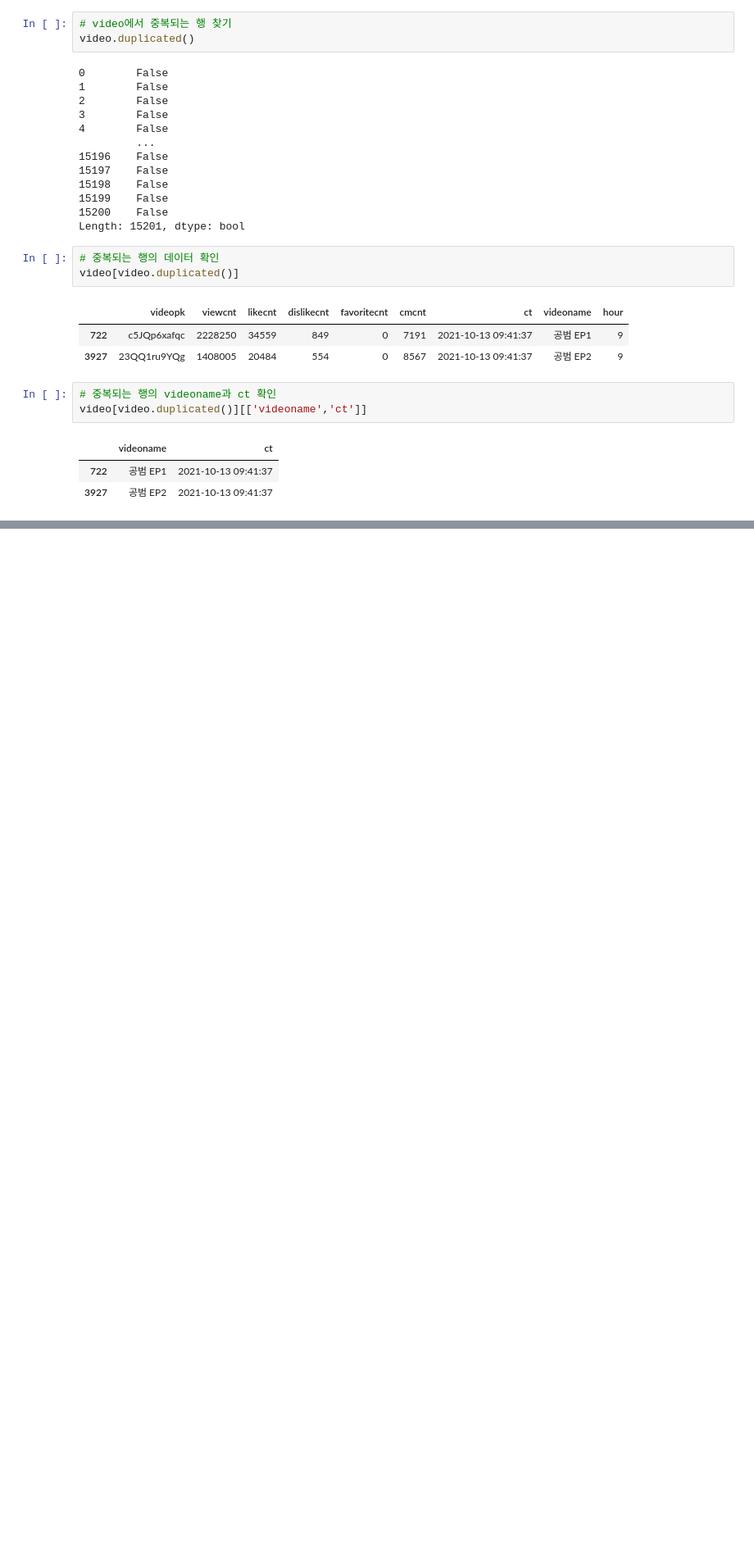
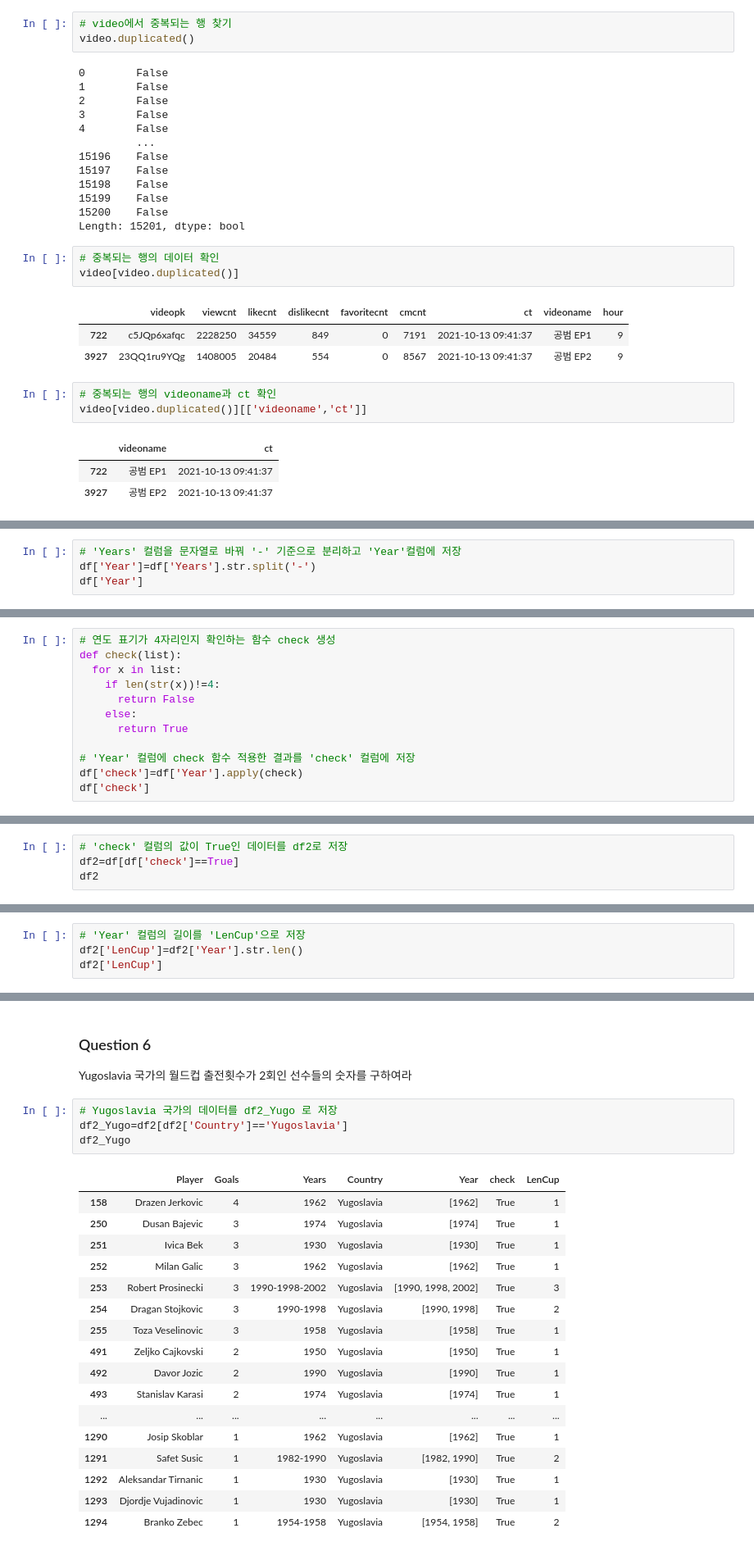
Before and after one commit to dduniverse/Bigdata_Analyst_Certificate, a Jupyter notebook: [빅분기_실기]_DataManim_작업_1유형.ipynb, the cells around one changed output, grey strips where cells are left out. Shown at 82% size. Cells and saved outputs as stored; diff of their text form; blank space fills up the shorter version.

```diff
--- a/[빅분기_실기]_DataManim_작업_1유형.ipynb
+++ b/[빅분기_실기]_DataManim_작업_1유형.ipynb
@@ -992,0 +1110,4 @@ video[video.duplicated()][['videoname','ct']]
+# %%
+# 'Years' 컬럼을 문자열로 바꿔 '-' 기준으로 분리하고 'Year'컬럼에 저장
+df['Year']=df['Years'].str.split('-')
+df['Year']
@@ -992,0 +1127,12 @@ video[video.duplicated()][['videoname','ct']]
+# %%
+# 연도 표기가 4자리인지 확인하는 함수 check 생성
+def check(list):
+  for x in list:
+    if len(str(x))!=4:
+      return False
+    else:
+      return True
+
+# 'Year' 컬럼에 check 함수 적용한 결과를 'check' 컬럼에 저장
+df['check']=df['Year'].apply(check)
+df['check']
@@ -992,0 +1181,4 @@ video[video.duplicated()][['videoname','ct']]
+# %%
+# 'check' 컬럼의 값이 True인 데이터를 df2로 저장
+df2=df[df['check']==True]
+df2
@@ -992,0 +1207,4 @@ video[video.duplicated()][['videoname','ct']]
+# %%
+# 'Year' 컬럼의 길이를 'LenCup'으로 저장
+df2['LenCup']=df2['Year'].str.len()
+df2['LenCup']
@@ -992,0 +1243,25 @@ video[video.duplicated()][['videoname','ct']]
+# %% [markdown]
+### Question 6
+Yugoslavia 국가의 월드컵 출전횟수가 2회인 선수들의 숫자를 구하여라
+# %%
+# Yugoslavia 국가의 데이터를 df2_Yugo 로 저장
+df2_Yugo=df2[df2['Country']=='Yugoslavia']
+df2_Yugo
+# %% [output]
+|  | Player | Goals | Years | Country | Year | check | LenCup |
+| 158 | Drazen Jerkovic | 4 | 1962 | Yugoslavia | [1962] | True | 1 |
+| 250 | Dusan Bajevic | 3 | 1974 | Yugoslavia | [1974] | True | 1 |
+| 251 | Ivica Bek | 3 | 1930 | Yugoslavia | [1930] | True | 1 |
+| 252 | Milan Galic | 3 | 1962 | Yugoslavia | [1962] | True | 1 |
+| 253 | Robert Prosinecki | 3 | 1990-1998-2002 | Yugoslavia | [1990, 1998, 2002] | True | 3 |
+| 254 | Dragan Stojkovic | 3 | 1990-1998 | Yugoslavia | [1990, 1998] | True | 2 |
+| 255 | Toza Veselinovic | 3 | 1958 | Yugoslavia | [1958] | True | 1 |
+| 491 | Zeljko Cajkovski | 2 | 1950 | Yugoslavia | [1950] | True | 1 |
+| 492 | Davor Jozic | 2 | 1990 | Yugoslavia | [1990] | True | 1 |
+| 493 | Stanislav Karasi | 2 | 1974 | Yugoslavia | [1974] | True | 1 |
+| ... | ... | ... | ... | ... | ... | ... | ... |
+| 1290 | Josip Skoblar | 1 | 1962 | Yugoslavia | [1962] | True | 1 |
+| 1291 | Safet Susic | 1 | 1982-1990 | Yugoslavia | [1982, 1990] | True | 2 |
+| 1292 | Aleksandar Tirnanic | 1 | 1930 | Yugoslavia | [1930] | True | 1 |
+| 1293 | Djordje Vujadinovic | 1 | 1930 | Yugoslavia | [1930] | True | 1 |
+| 1294 | Branko Zebec | 1 | 1954-1958 | Yugoslavia | [1954, 1958] | True | 2 |
```
Also changed, not shown: parts of 39 cells of this notebook.
